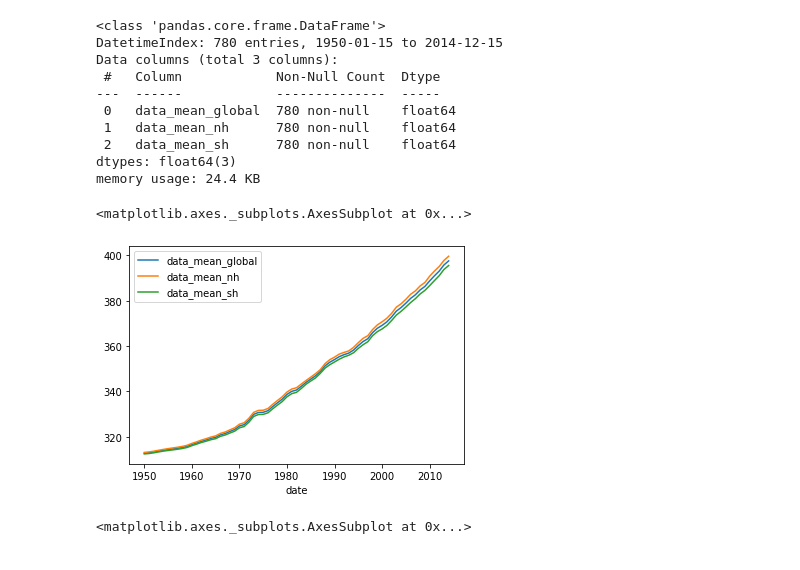
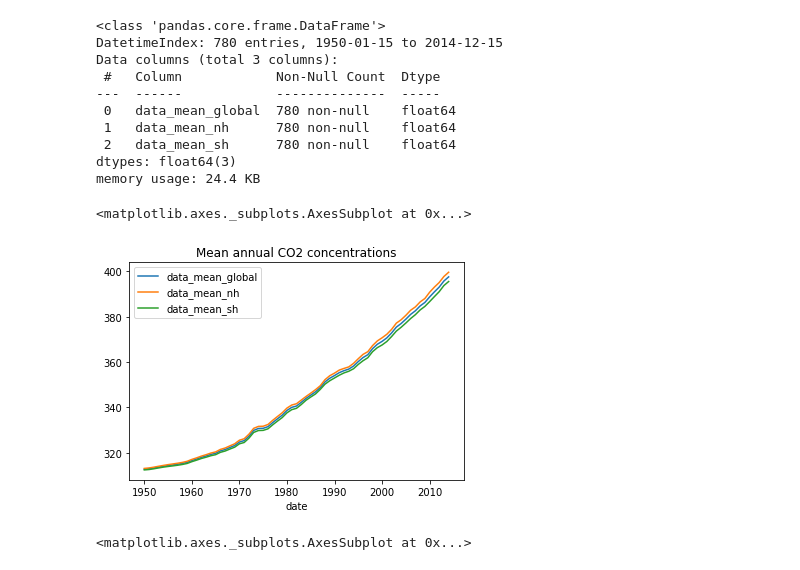
Before and after one commit to Squaess/TimeSeries, a Jupyter notebook: lab1/lab1.ipynb, the cells around one changed output. Saved outputs shown, nothing was run; the diff lists cells and outputs as text; code cells hidden in the pictures.

```diff
--- a/lab1/lab1.ipynb
+++ b/lab1/lab1.ipynb
@@ -28,11 +28,11 @@ dtypes: float64(3)
 memory usage: 24.4 KB
 # %%
 annual_mean = df.groupby(df.index.year).mean()
-# %%
-annual_mean.plot()
-# %% [output]
-<matplotlib.axes._subplots.AxesSubplot at 0x...>
-[figure, removed]
+# %%
+annual_mean.plot(title='Mean annual CO2 concentrations')
+# %% [output]
+<matplotlib.axes._subplots.AxesSubplot at 0x...>
+[figure, added]
 # %%
 import seaborn as sns
 import matplotlib.pyplot as plt
```
Also changed, not shown: parts of 5 cells of this notebook.
